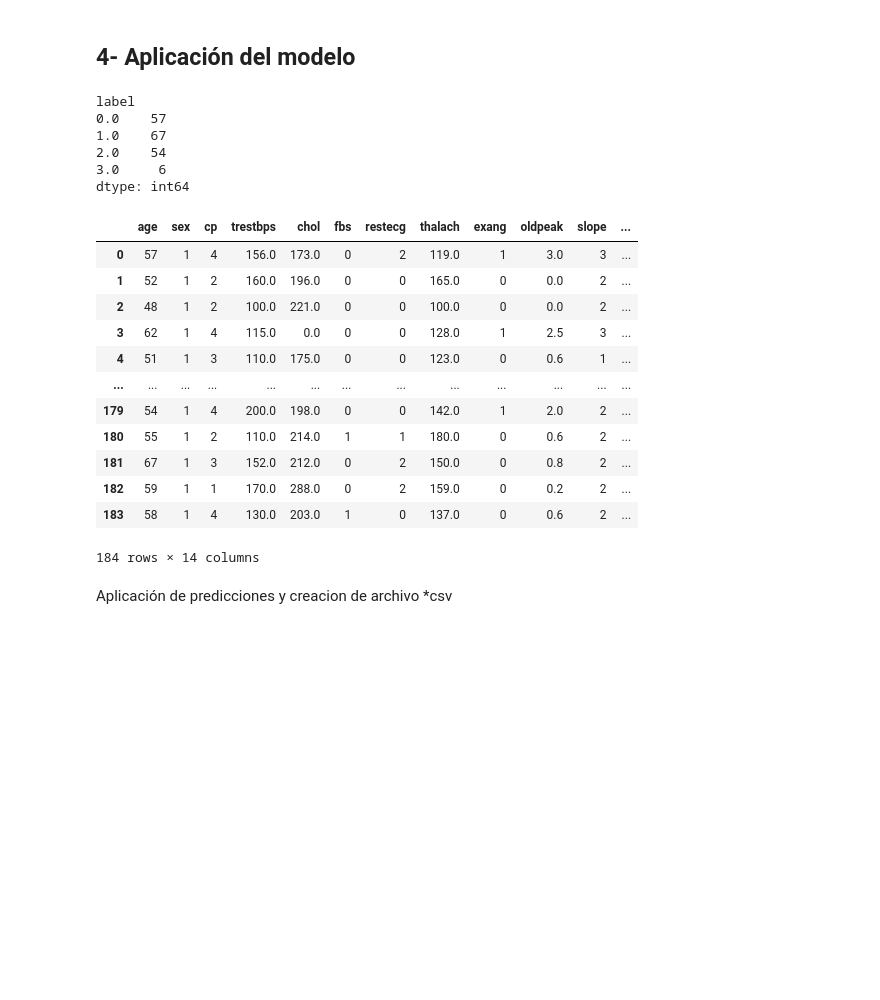
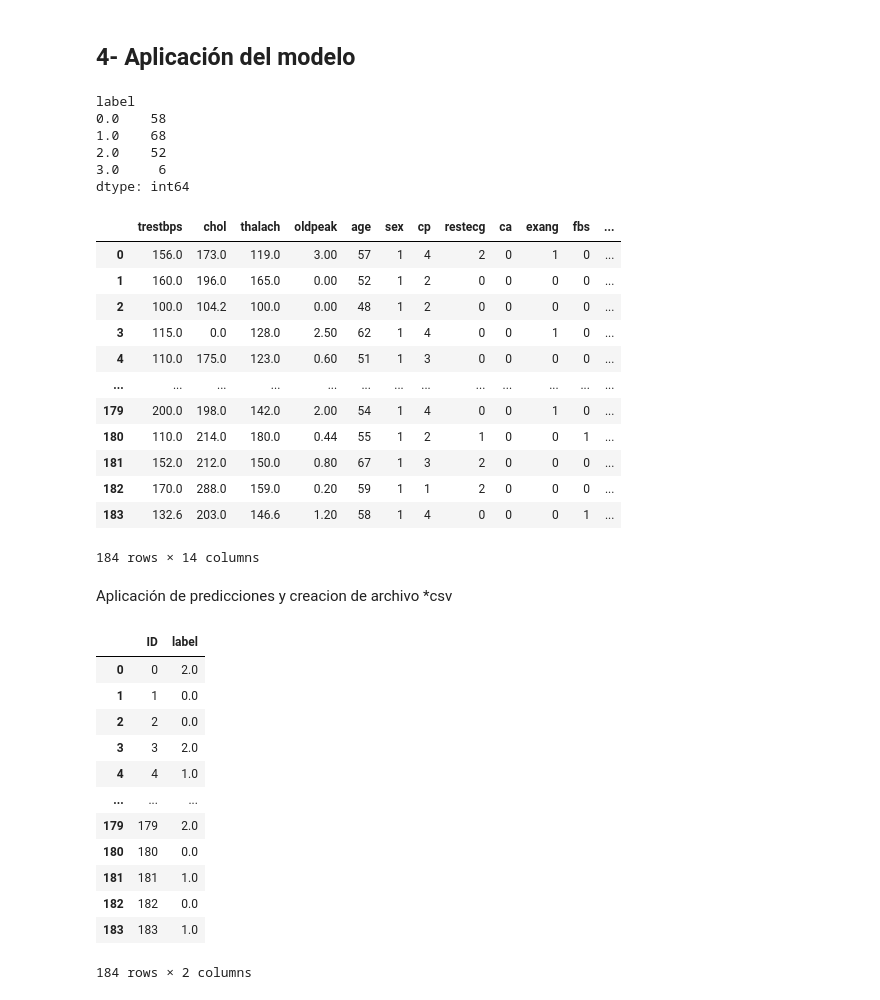
Before and after one commit to cmarty02/DATACADABRA_DataProject_3, a Jupyter notebook: data_raw/Data_Project_3_Cris.ipynb, the cells around one changed output. Saved outputs shown, nothing was run; the diff lists cells and outputs as text; code cells hidden in the pictures; blank space fills up the shorter version.

```diff
--- a/data_raw/Data_Project_3_Cris.ipynb
+++ b/data_raw/Data_Project_3_Cris.ipynb
@@ -694,7 +694,7 @@ R2 test 0.36671626237222354
 model = LinearRegression()
 model = model.fit(X_train, y_train)
 
-test_model = test_copy_a.copy()
+test_model = test_copy_b.copy()
 
 # Agregar una columna 'label' con las predicciones a test y  redondear
 test_model['label'] = model.predict(test_model).round().clip(0, 4)
@@ -708,34 +708,49 @@ test_model_csv = test_model
 test_model
 # %% [output]
 label
-0.0    57
-1.0    67
-2.0    54
+0.0    58
+1.0    68
+2.0    52
 3.0     6
 dtype: int64
-|  | age | sex | cp | trestbps | chol | fbs | restecg | thalach | exang | oldpeak | slope | ... |
-| 0 | 57 | 1 | 4 | 156.0 | 173.0 | 0 | 2 | 119.0 | 1 | 3.0 | 3 | ... |
-| 1 | 52 | 1 | 2 | 160.0 | 196.0 | 0 | 0 | 165.0 | 0 | 0.0 | 2 | ... |
-| 2 | 48 | 1 | 2 | 100.0 | 221.0 | 0 | 0 | 100.0 | 0 | 0.0 | 2 | ... |
-| 3 | 62 | 1 | 4 | 115.0 | 0.0 | 0 | 0 | 128.0 | 1 | 2.5 | 3 | ... |
-| 4 | 51 | 1 | 3 | 110.0 | 175.0 | 0 | 0 | 123.0 | 0 | 0.6 | 1 | ... |
+|  | trestbps | chol | thalach | oldpeak | age | sex | cp | restecg | ca | exang | fbs | ... |
+| 0 | 156.0 | 173.0 | 119.0 | 3.00 | 57 | 1 | 4 | 2 | 0 | 1 | 0 | ... |
+| 1 | 160.0 | 196.0 | 165.0 | 0.00 | 52 | 1 | 2 | 0 | 0 | 0 | 0 | ... |
+| 2 | 100.0 | 104.2 | 100.0 | 0.00 | 48 | 1 | 2 | 0 | 0 | 0 | 0 | ... |
+| 3 | 115.0 | 0.0 | 128.0 | 2.50 | 62 | 1 | 4 | 0 | 0 | 1 | 0 | ... |
+| 4 | 110.0 | 175.0 | 123.0 | 0.60 | 51 | 1 | 3 | 0 | 0 | 0 | 0 | ... |
 | ... | ... | ... | ... | ... | ... | ... | ... | ... | ... | ... | ... | ... |
-| 179 | 54 | 1 | 4 | 200.0 | 198.0 | 0 | 0 | 142.0 | 1 | 2.0 | 2 | ... |
-| 180 | 55 | 1 | 2 | 110.0 | 214.0 | 1 | 1 | 180.0 | 0 | 0.6 | 2 | ... |
-| 181 | 67 | 1 | 3 | 152.0 | 212.0 | 0 | 2 | 150.0 | 0 | 0.8 | 2 | ... |
-| 182 | 59 | 1 | 1 | 170.0 | 288.0 | 0 | 2 | 159.0 | 0 | 0.2 | 2 | ... |
-| 183 | 58 | 1 | 4 | 130.0 | 203.0 | 1 | 0 | 137.0 | 0 | 0.6 | 2 | ... |
+| 179 | 200.0 | 198.0 | 142.0 | 2.00 | 54 | 1 | 4 | 0 | 0 | 1 | 0 | ... |
+| 180 | 110.0 | 214.0 | 180.0 | 0.44 | 55 | 1 | 2 | 1 | 0 | 0 | 1 | ... |
+| 181 | 152.0 | 212.0 | 150.0 | 0.80 | 67 | 1 | 3 | 2 | 0 | 0 | 0 | ... |
+| 182 | 170.0 | 288.0 | 159.0 | 0.20 | 59 | 1 | 1 | 2 | 0 | 0 | 0 | ... |
+| 183 | 132.6 | 203.0 | 146.6 | 1.20 | 58 | 1 | 4 | 0 | 0 | 0 | 1 | ... |
 184 rows × 14 columns
 # %% [markdown]
 Aplicación de predicciones y creacion de archivo *csv
 # %%
 # Creacion de ID
 test_model_csv['label'].reset_index()
 
 
 # Renombrar la columna 'index' a 'ID'
 test_model_csv['ID'] = test_model_csv.index
 test_model_csv = test_model_csv[['ID', 'label']]
 
 # Guardar el DataFrame en un archivo CSV
 test_model_csv.to_csv('sample_submission.csv', index=False)
+test_model_csv
+# %% [output]
+|  | ID | label |
+| 0 | 0 | 2.0 |
+| 1 | 1 | 0.0 |
+| 2 | 2 | 0.0 |
+| 3 | 3 | 2.0 |
+| 4 | 4 | 1.0 |
+| ... | ... | ... |
+| 179 | 179 | 2.0 |
+| 180 | 180 | 0.0 |
+| 181 | 181 | 1.0 |
+| 182 | 182 | 0.0 |
+| 183 | 183 | 1.0 |
+184 rows × 2 columns
```
Also changed, not shown: parts of 2 cells of this notebook, 1 other file.
